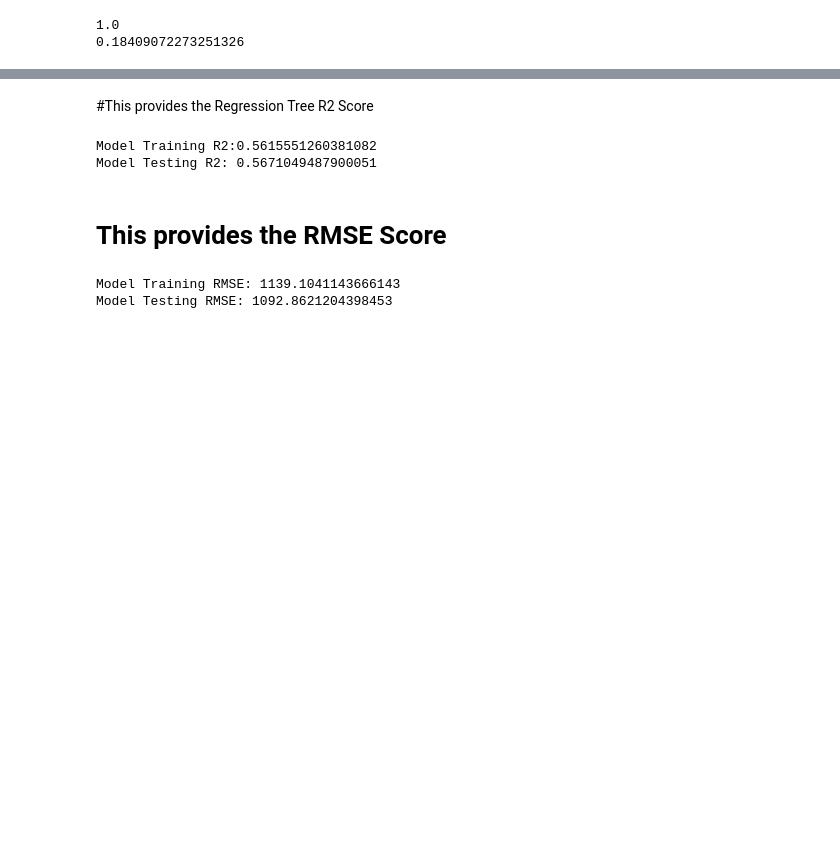
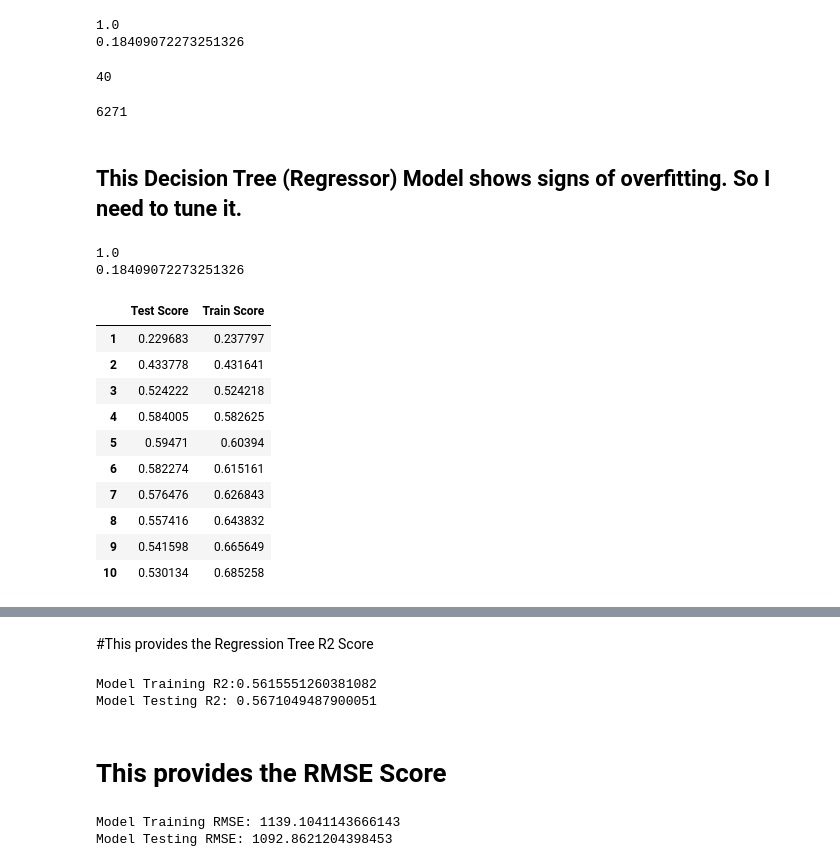
Before and after one commit to BrianArradondo/Sales-Predictions, a Jupyter notebook: Project_1_Final_Brian_Arradondo.ipynb, the cells around one changed output, grey strips where cells are left out. Cells and saved outputs as stored; diff of their text form; code cells hidden in the pictures; blank space fills up the shorter version.

```diff
--- a/Project_1_Final_Brian_Arradondo.ipynb
+++ b/Project_1_Final_Brian_Arradondo.ipynb
@@ -398,3 +398,5 @@ Model Testing RMSE: 1092.8621204398453
 from sklearn.tree import DecisionTreeRegressor
 # %%
 dec_tree = DecisionTreeRegressor(random_state =42)
+dec_tree_pipe = make_pipeline(preprocessor, dec_tree)
+dec_tree_pipe.fit(X_train, y_train)
@@ -414,3 +434,48 @@ print(test_score)
 # %% [output]
 1.0
 0.18409072273251326
+# %%
+dec_tree.get_depth() # This line of code tells me the depth of the tree
+# %% [output]
+40
+# %%
+dec_tree.get_n_leaves() # This line of code reveals the number of leaves
+# %% [output]
+6271
+# %% [markdown]
+## This Decision Tree (Regressor) Model shows signs of overfitting. So I need to tune it.
+# %%
+dec_tree = DecisionTreeRegressor(max_depth = 5, random_state =42)
+dec_tree_pipe.fit(X_train, y_train)
+train_2_score = dec_tree_pipe.score(X_train, y_train)
+test_2_score = dec_tree_pipe.score(X_test, y_test)
+print(train_2_score)
+print(test_2_score)
+# %% [output]
+1.0
+0.18409072273251326
+# %%
+depths = list(range(1, 41)) # Try every value between 2 and 42
+# Data frame to store the score for each value of max_depth:
+scoresdt = pd.DataFrame(index=depths, columns=["Test Score","Train Score"])
+for depth in depths:
+    dec_tree = DecisionTreeRegressor(max_depth=depth, random_state=42)
+    dec_tree_pipe = make_pipeline(preprocessor,dec_tree)
+    dec_tree_pipe.fit(X_train, y_train)
+    train_scoredt = dec_tree_pipe.score(X_train, y_train)
+    test_scoredt = dec_tree_pipe.score(X_test, y_test)
+    scoresdt.loc[depth, "Train Score"] = train_scoredt
+    scoresdt.loc[depth, "Test Score"] = test_scoredt
+scoresdt.head(10)
+# %% [output]
+|  | Test Score | Train Score |
+| 1 | 0.229683 | 0.237797 |
+| 2 | 0.433778 | 0.431641 |
+| 3 | 0.524222 | 0.524218 |
+| 4 | 0.584005 | 0.582625 |
+| 5 | 0.59471 | 0.60394 |
+| 6 | 0.582274 | 0.615161 |
+| 7 | 0.576476 | 0.626843 |
+| 8 | 0.557416 | 0.643832 |
+| 9 | 0.541598 | 0.665649 |
+| 10 | 0.530134 | 0.685258 |
```
Also changed, not shown: parts of 9 cells of this notebook.
